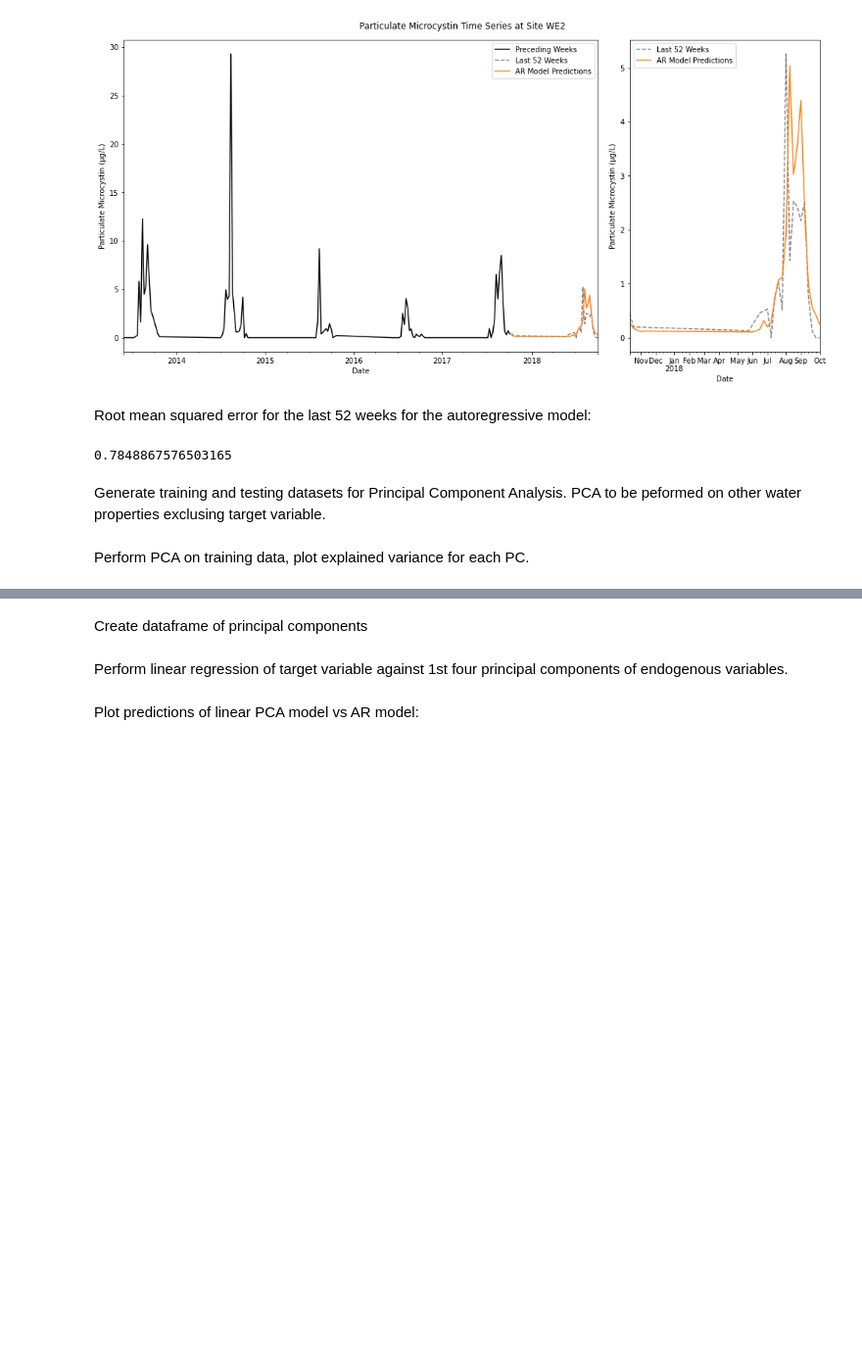
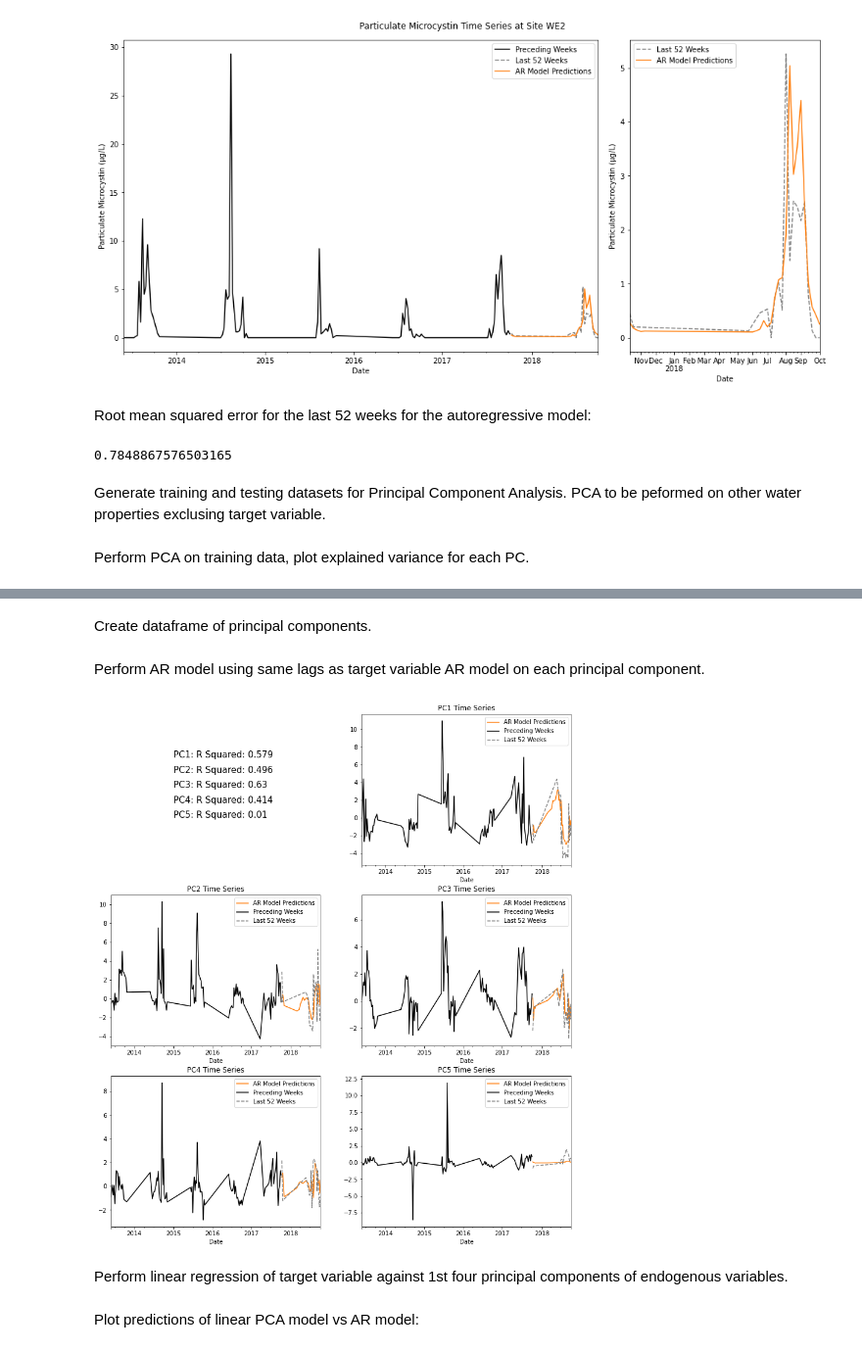
Before and after one commit to marbakes/pca-arima-fun, a Jupyter notebook: Data Processing & Modeling.ipynb, the cells around one changed output, grey strips where cells are left out. Shown at 98% size. Drawn from its saved outputs; the diff is of its cells as text; code cells hidden in the pictures; blank space fills up the shorter version.

```diff
--- a/Data Processing & Modeling.ipynb
+++ b/Data Processing & Modeling.ipynb
@@ -174,0 +198,10 @@ ar_ts = pd.concat([
+# %%
+def auto_regress_lags(df):
+    return pd.concat([
+        df,
+        df.shift(1).rename(columns = {df.columns[0]: 'Lag_1'}),
+        df.shift(2).rename(columns = {df.columns[0]: 'Lag_2'}),
+        df.shift(3).rename(columns = {df.columns[0]: 'Lag_3'}),
+        df.shift(49).rename(columns = {df.columns[0]: 'Lag_49'}),
+        df.shift(52).rename(columns = {df.columns[0]: 'Lag_52'}),
+              ], axis = 1).dropna()
@@ -234,3 +268,3 @@ plt.ylim(0,100);
 # %% [markdown]
-Create dataframe of principal components
+Create dataframe of principal components.
 # %%
@@ -238,3 +273,40 @@ pca_df = pd.DataFrame(pca.transform(X_train), columns = [f'PC{i + 1}' for i in r
+# %% [markdown]
+Perform AR model using same lags as target variable AR model on each principal component.
+# %%
+fig, ax = plt.subplots(nrows = 3, ncols = 2, figsize = (14,16))
+ax = ax.ravel()
+for i in range(1, 6):
+
+    pca_ar = auto_regress_lags(pd.concat([pca_df_train, pca_df_test])[[f'PC{i}']])
+    pca_ar_X_train = pca_ar.drop(columns = [f'PC{i}']).head(ar_ts.shape[0] - 52)
+    pca_ar_y_train = pca_ar[f'PC{i}'].head(ar_ts.shape[0] - 52)
+    pca_ar_X_test = pca_ar.drop(columns = [f'PC{i}']).tail(52)
+    pca_ar_y_test = pca_ar[f'PC{i}'].tail(52)
+    pca_ar_X_train = sm.add_constant(pca_ar_X_train)
+    pca_ar_X_test = sm.add_constant(pca_ar_X_test)
+    pca_ar_model = sm.OLS(pca_ar_y_train, pca_ar_X_train).fit()
+    pca_ar_model.predict(pca_ar_X_test).plot(ax = ax[i], color = 'tab:orange', label = 'AR Model Predictions')
+
+    if i == 1:
+        lr_X_test = pca_ar_model.predict(pca_ar_X_test)
+    else:
+        lr_X_test = pd.concat([lr_X_test, pca_ar_model.predict(pca_ar_X_test)], axis = 1)
+
+    pca_df_train[f'PC{i}'].plot(ax = ax[i], color = 'k', label = 'Preceding Weeks')
+    pca_df_test[f'PC{i}'].plot(ax = ax[i], color = 'gray', linestyle = '--', label = 'Last 52 Weeks')
+    ax[i].legend()
+    ax[i].set_title(f'PC{i} Time Series')
+    ax[0].text(0.3,
+               0.8 - 0.1 * i,
+               f'PC{i}: R Squared: {round(pca_ar_model.rsquared, 3)}',
+               verticalalignment='bottom',
+               horizontalalignment='left',
+               color='k',
+               fontsize=15);
+
+ax[0].axis('off');
+# %% [output]
+[figure, added]
 # %% [markdown]
 Perform linear regression of target variable against 1st four principal components of endogenous variables.
 # %%
```
Also changed, not shown: parts of 13 cells of this notebook.
